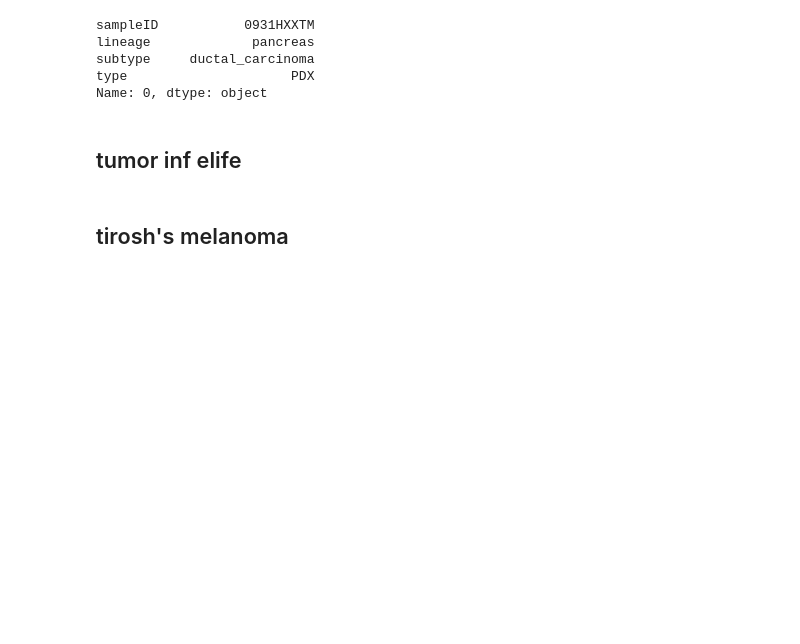
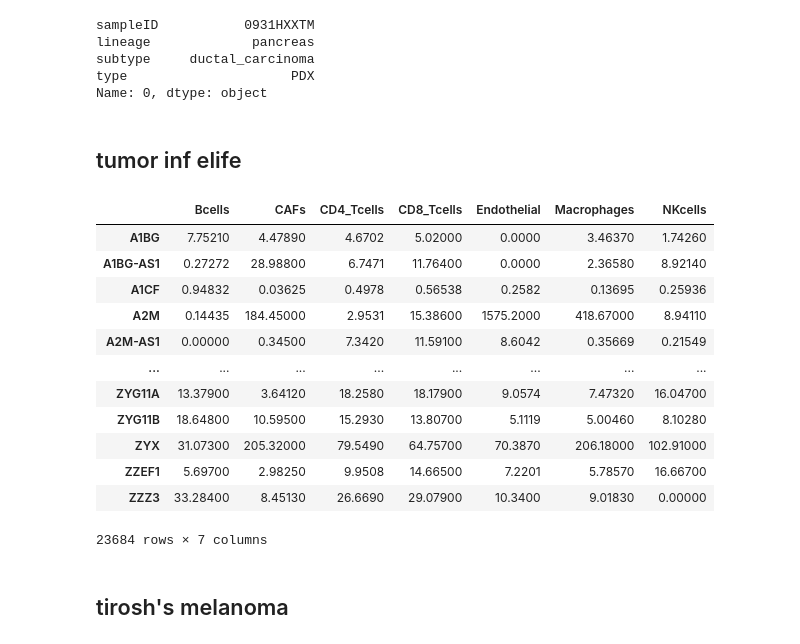
Before and after one commit to broadinstitute/celligner2, a Jupyter notebook: RNA_loading_human.ipynb, the cells around one changed output. Saved outputs shown, nothing was run; the diff lists cells and outputs as text; code cells hidden in the pictures; blank space fills up the shorter version.

```diff
--- a/RNA_loading_human.ipynb
+++ b/RNA_loading_human.ipynb
@@ -462,6 +507,22 @@ Novartis_PDX_ann['method'] = "bulk"
 ## tumor inf elife
 # %%
 elife_tumorinf = tc.get(name='tumor-infiltration-3307', version=1, file='elife_tumorinf')
+# %%
+elife_tumorinf
+# %% [output]
+|  | Bcells | CAFs | CD4_Tcells | CD8_Tcells | Endothelial | Macrophages | NKcells |
+| A1BG | 7.75210 | 4.47890 | 4.6702 | 5.02000 | 0.0000 | 3.46370 | 1.74260 |
+| A1BG-AS1 | 0.27272 | 28.98800 | 6.7471 | 11.76400 | 0.0000 | 2.36580 | 8.92140 |
+| A1CF | 0.94832 | 0.03625 | 0.4978 | 0.56538 | 0.2582 | 0.13695 | 0.25936 |
+| A2M | 0.14435 | 184.45000 | 2.9531 | 15.38600 | 1575.2000 | 418.67000 | 8.94110 |
+| A2M-AS1 | 0.00000 | 0.34500 | 7.3420 | 11.59100 | 8.6042 | 0.35669 | 0.21549 |
+| ... | ... | ... | ... | ... | ... | ... | ... |
+| ZYG11A | 13.37900 | 3.64120 | 18.2580 | 18.17900 | 9.0574 | 7.47320 | 16.04700 |
+| ZYG11B | 18.64800 | 10.59500 | 15.2930 | 13.80700 | 5.1119 | 5.00460 | 8.10280 |
+| ZYX | 31.07300 | 205.32000 | 79.5490 | 64.75700 | 70.3870 | 206.18000 | 102.91000 |
+| ZZEF1 | 5.69700 | 2.98250 | 9.9508 | 14.66500 | 7.2201 | 5.78570 | 16.66700 |
+| ZZZ3 | 33.28400 | 8.45130 | 26.6690 | 29.07900 | 10.3400 | 9.01830 | 0.00000 |
+23684 rows × 7 columns
 # %%
 elife_tumorinf = elife_tumorinf.rename(columns={"Bcells": "B-cell", "CAFs": "CAF", "CD4_Tcells": "CD4_T-cells", "CD8_Tcells": "CD8_T-cells","macrophage": "macrophage", "Endothelial": "endothelial", "NKcells": "NK-cell"})
 # %%
```
Also changed, not shown: parts of 70 cells of this notebook, 11 other files.
